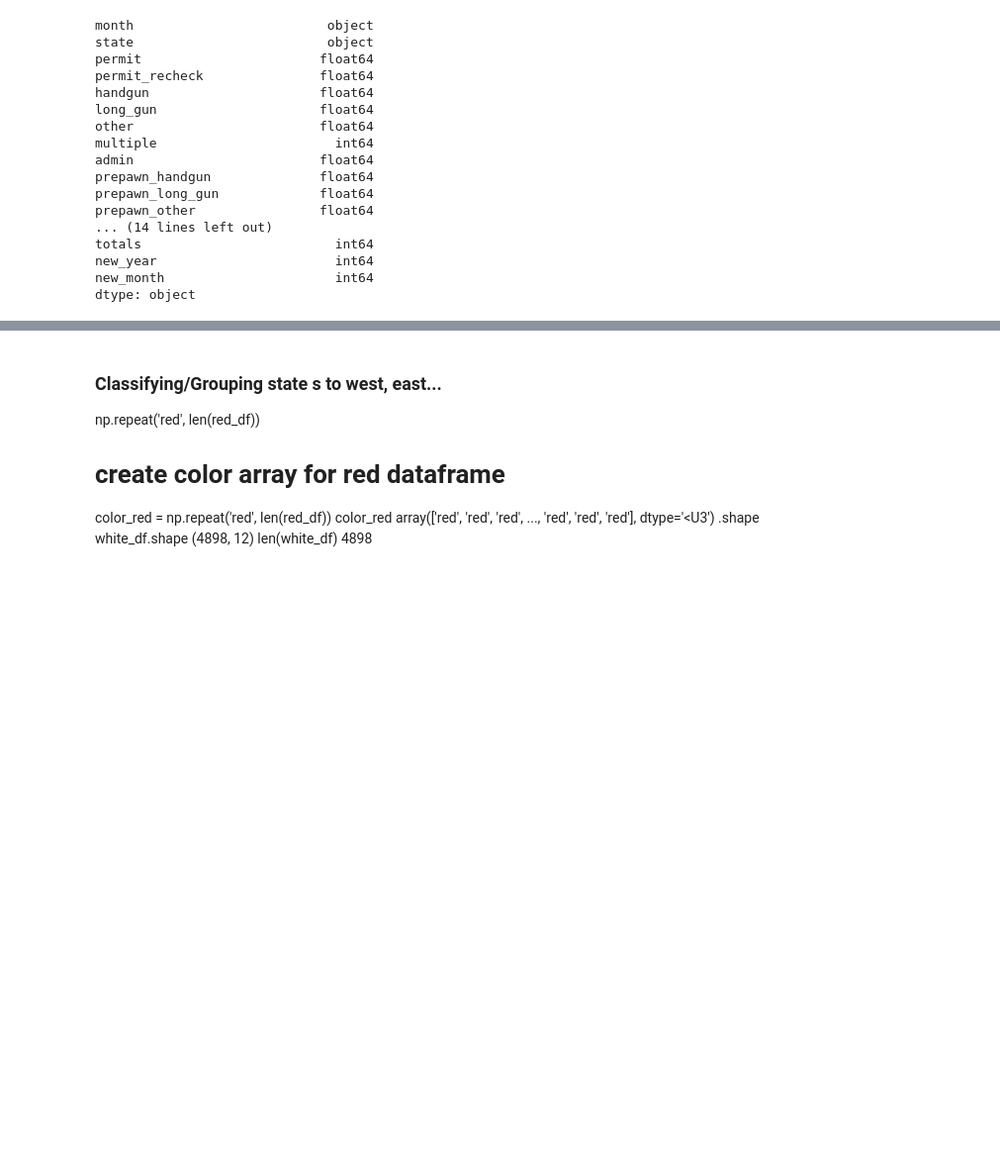
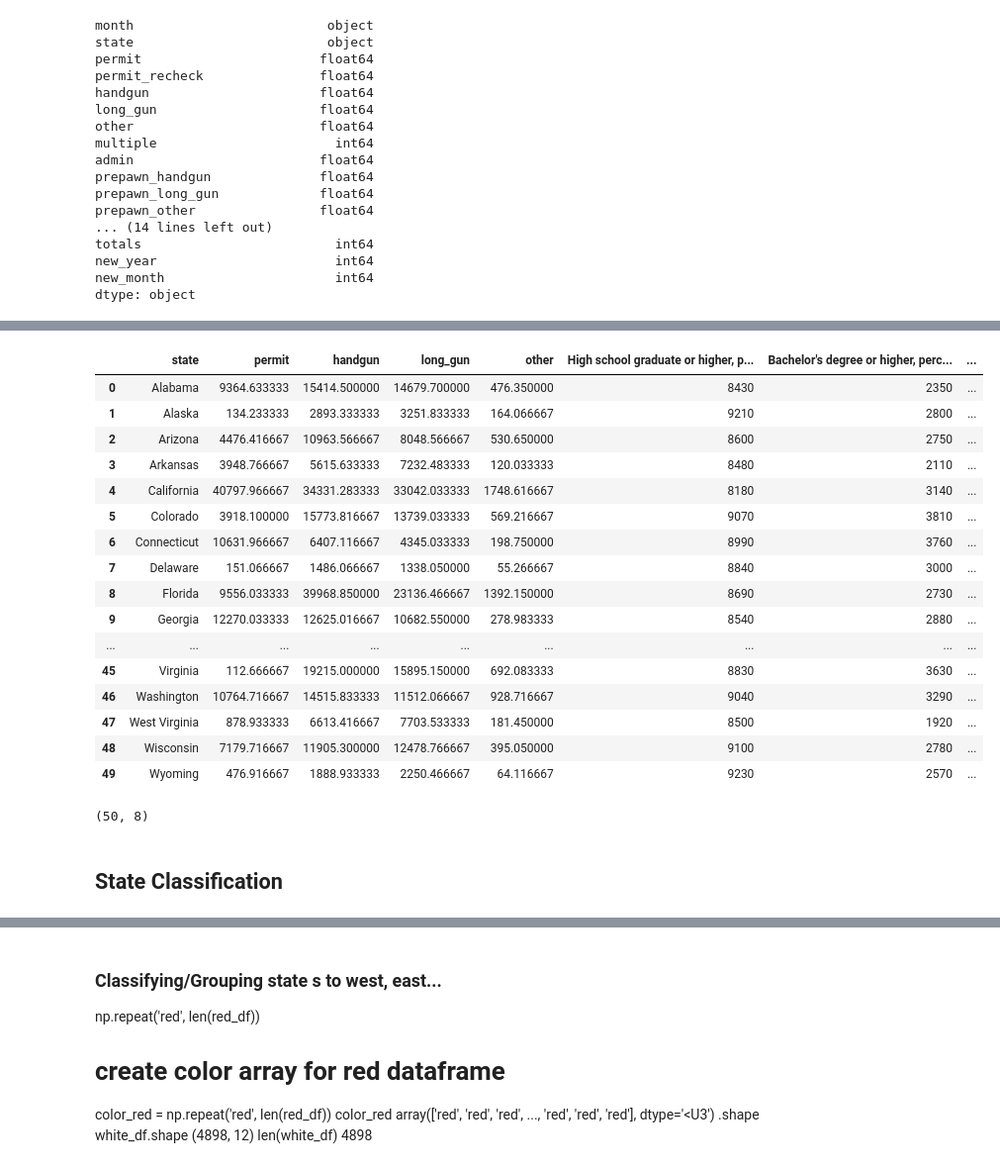
Before and after one commit to Rvd001/ALX, a Jupyter notebook: data-analysis-project-1.ipynb, the cells around one changed output, grey strips where cells are left out. Shown at 99% size. Drawn from its saved outputs; the diff is of its cells as text; code cells hidden in the pictures; blank space fills up the shorter version.

Commit message:
Kaggle Notebook | Data Analysis Project 1 | Version 11

```diff
--- a/data-analysis-project-1.ipynb
+++ b/data-analysis-project-1.ipynb
@@ -1175,0 +1287,3 @@ gun_data.query('month == "2017-09"')
+# %%
+gun_data_2011_2015 = gun_data.query('new_year >= 2011 & new_year <= 2015')
+gun_data_2011_2015.head(3)
@@ -1175,0 +1302,3 @@ gun_data.query('month == "2017-09"')
+# %%
+gun_data_2011_2015 = gun_data_2011_2015.groupby('state').mean().iloc[:,:6]
+gun_data_2011_2015.head(3)
@@ -1175,0 +1318,2 @@ gun_data.query('month == "2017-09"')
+# %%
+gun_data_2011_2015.reset_index(inplace = True)
@@ -1175,0 +1335,3 @@ gun_data.query('month == "2017-09"')
+# %%
+gun_data_2011_2015 = pd.merge(gun_data_2011_2015, us_census, how = 'left', left_on='state', right_on= 'state' )
+gun_data_2011_2015.head(3)
@@ -1175,0 +1373,21 @@ gun_data.query('month == "2017-09"')
+# %%
+gun_data_11_15 = gun_data_2011_2015.iloc[:, [0,1,3,4,5,41,42,43]]
+gun_data_11_15
+# %% [output]
+|  | state | permit | handgun | long_gun | other | High school graduate or higher, p... | Bachelor's degree or higher, perc... | ... |
+| 0 | Alabama | 9364.633333 | 15414.500000 | 14679.700000 | 476.350000 | 8430 | 2350 | ... |
+| 1 | Alaska | 134.233333 | 2893.333333 | 3251.833333 | 164.066667 | 9210 | 2800 | ... |
+| 2 | Arizona | 4476.416667 | 10963.566667 | 8048.566667 | 530.650000 | 8600 | 2750 | ... |
+| 3 | Arkansas | 3948.766667 | 5615.633333 | 7232.483333 | 120.033333 | 8480 | 2110 | ... |
+| 4 | California | 40797.966667 | 34331.283333 | 33042.033333 | 1748.616667 | 8180 | 3140 | ... |
+| 5 | Colorado | 3918.100000 | 15773.816667 | 13739.033333 | 569.216667 | 9070 | 3810 | ... |
+| 6 | Connecticut | 10631.966667 | 6407.116667 | 4345.033333 | 198.750000 | 8990 | 3760 | ... |
+| 7 | Delaware | 151.066667 | 1486.066667 | 1338.050000 | 55.266667 | 8840 | 3000 | ... |
+| 8 | Florida | 9556.033333 | 39968.850000 | 23136.466667 | 1392.150000 | 8690 | 2730 | ... |
+| 9 | Georgia | 12270.033333 | 12625.016667 | 10682.550000 | 278.983333 | 8540 | 2880 | ... |
+| ... | ... | ... | ... | ... | ... | ... | ... | ... |
+| 45 | Virginia | 112.666667 | 19215.000000 | 15895.150000 | 692.083333 | 8830 | 3630 | ... |
+| 46 | Washington | 10764.716667 | 14515.833333 | 11512.066667 | 928.716667 | 9040 | 3290 | ... |
+| 47 | West Virginia | 878.933333 | 6613.416667 | 7703.533333 | 181.450000 | 8500 | 1920 | ... |
+| 48 | Wisconsin | 7179.716667 | 11905.300000 | 12478.766667 | 395.050000 | 9100 | 2780 | ... |
+| 49 | Wyoming | 476.916667 | 1888.933333 | 2250.466667 | 64.116667 | 9230 | 2570 | ... |
@@ -1175,0 +1397,6 @@ gun_data.query('month == "2017-09"')
+# %%
+gun_data_11_15.shape
+# %% [output]
+(50, 8)
+# %% [markdown]
+## State Classification
```
Also changed, not shown: parts of 72 cells of this notebook.
